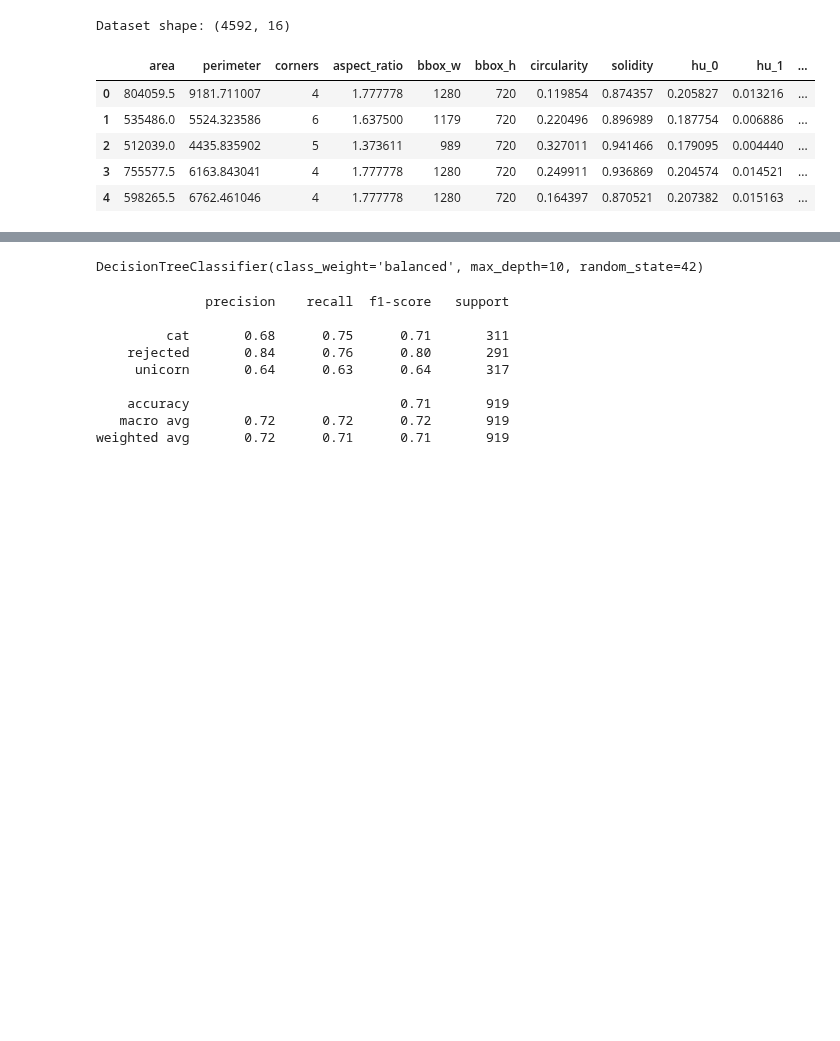
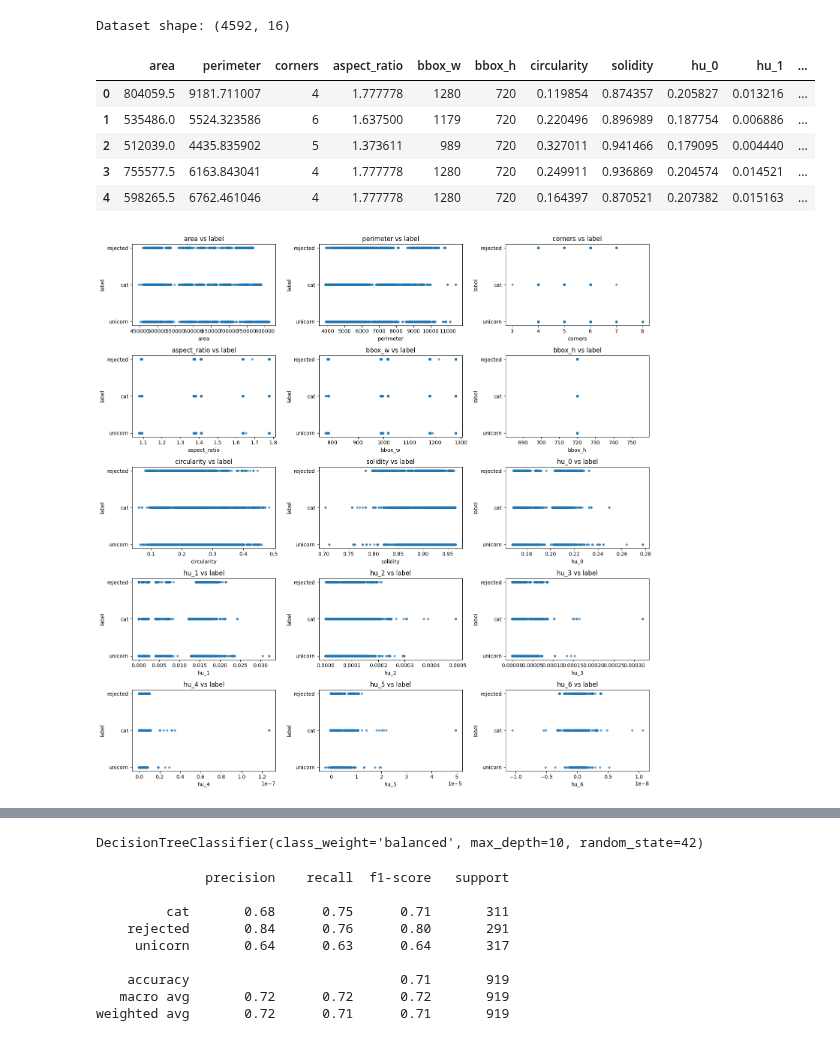
Before and after one commit to ibinsandig/Portal-zur-Exmatrikulation, a Jupyter notebook: misc/prepWork/dev_pictures/test.ipynb, the cells around one changed output, grey strips where cells are left out. Saved outputs shown, nothing was run; the diff lists cells and outputs as text; code cells hidden in the pictures; blank space fills up the shorter version.

```diff
--- a/misc/prepWork/dev_pictures/test.ipynb
+++ b/misc/prepWork/dev_pictures/test.ipynb
@@ -183,5 +183,31 @@ Dataset shape: (4592, 16)
 | 2 | 512039.0 | 4435.835902 | 5 | 1.373611 | 989 | 720 | 0.327011 | 0.941466 | 0.179095 | 0.004440 | ... |
 | 3 | 755577.5 | 6163.843041 | 4 | 1.777778 | 1280 | 720 | 0.249911 | 0.936869 | 0.204574 | 0.014521 | ... |
 | 4 | 598265.5 | 6762.461046 | 4 | 1.777778 | 1280 | 720 | 0.164397 | 0.870521 | 0.207382 | 0.015163 | ... |
+# %%
+import matplotlib.pyplot as plt
+
+# Visualize each numeric feature against the label
+features = df.drop(columns=["label"]).select_dtypes(include=["number"]).columns.tolist()
+
+n = len(features)
+cols = 3
+rows = (n + cols - 1) // cols
+fig, axes = plt.subplots(rows, cols, figsize=(cols * 5, rows * 3))
+axes = axes.flatten()
+
+for i, feat in enumerate(features):
+    axes[i].scatter(df[feat], df["label"], s=12, alpha=0.6)
+    axes[i].set_xlabel(feat)
+    axes[i].set_ylabel("label")
+    axes[i].set_title(f"{feat} vs label")
+
+# Turn off unused subplots
+for j in range(i + 1, len(axes)):
+    axes[j].axis("off")
+
+plt.tight_layout()
+plt.show()
+# %% [output]
+[figure, added]
 # %%
 import matplotlib.pyplot as plt
```
Also changed, not shown: parts of 1 cell of this notebook.
